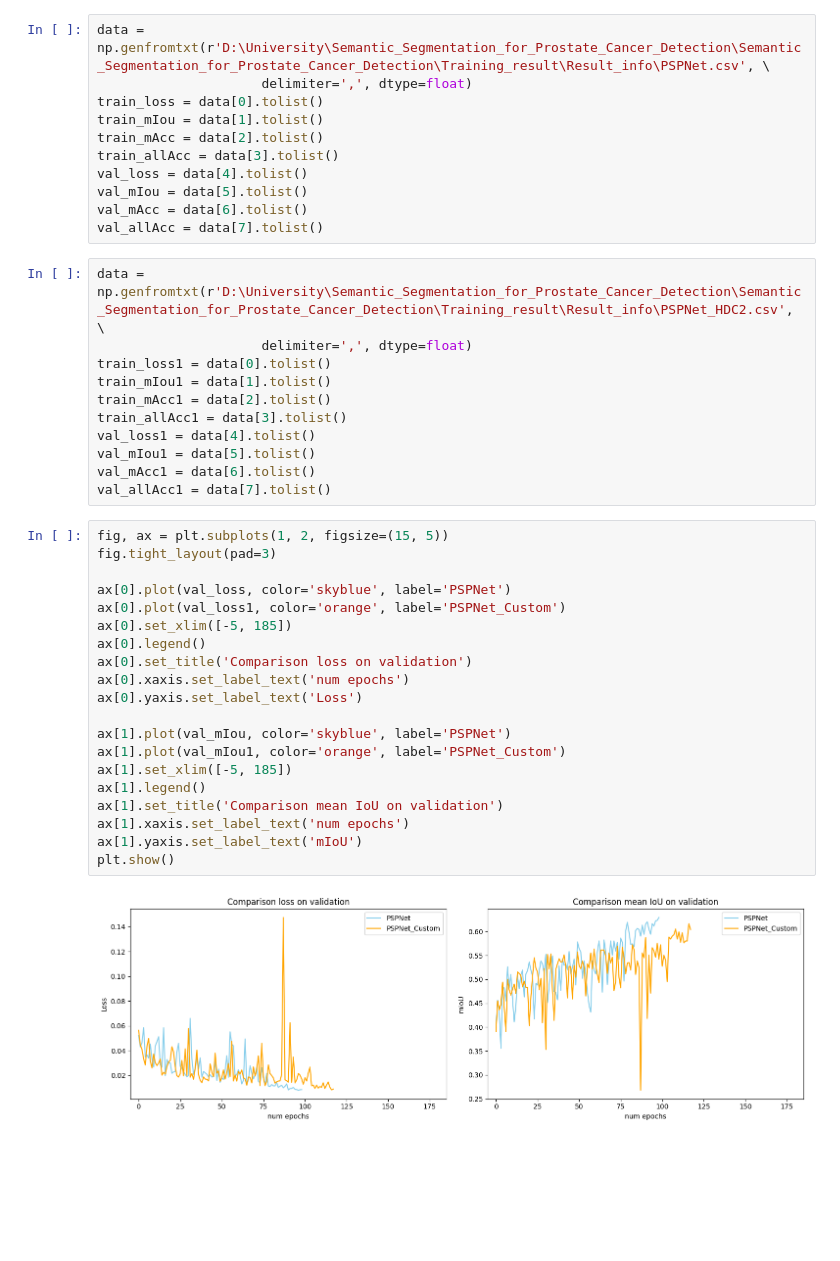
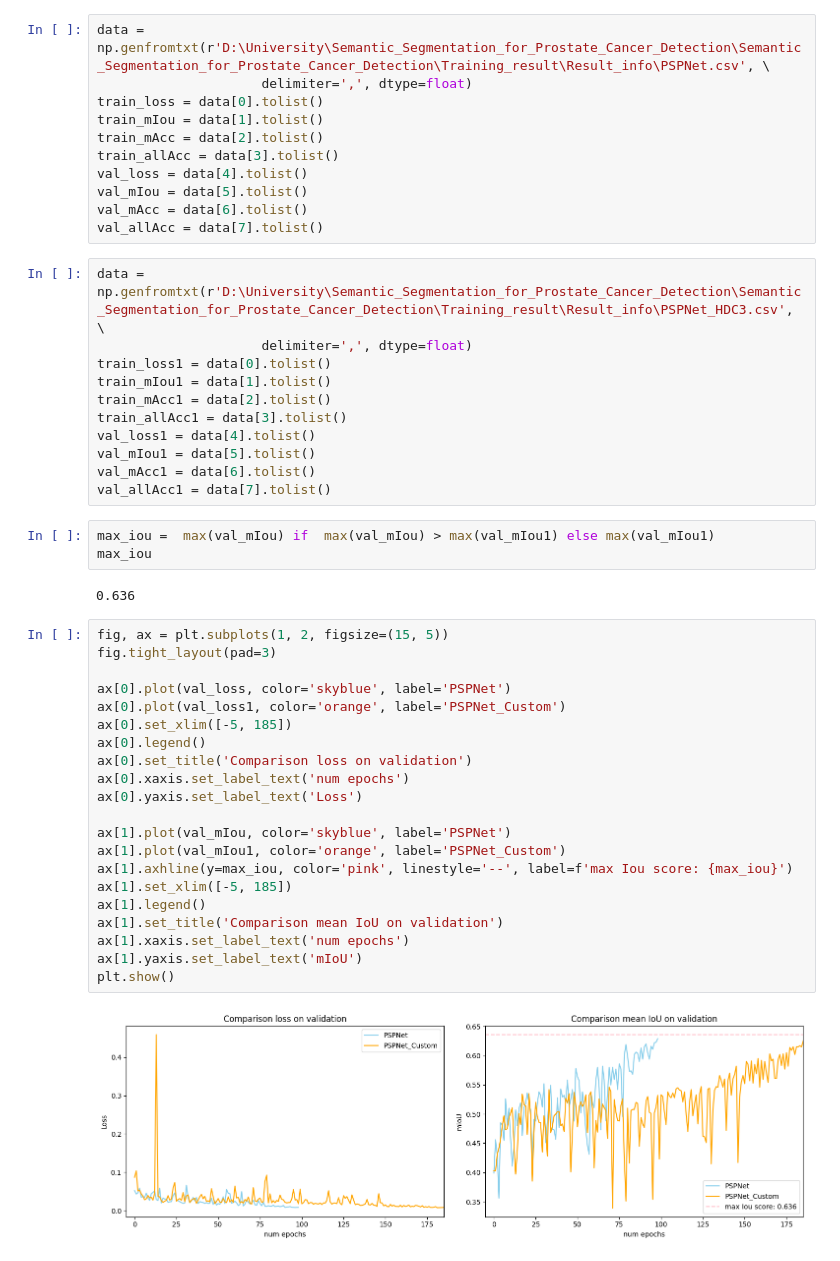
Before and after one commit to baobao1911/PSPNET-for-Identify-Prostate-Cancer, a Jupyter notebook: visualize_training.ipynb.ipynb, the cells around one changed output. Cells and saved outputs as stored; diff of their text form; blank space fills up the shorter version.

```diff
--- a/visualize_training.ipynb.ipynb
+++ b/visualize_training.ipynb.ipynb
@@ -13,7 +13,7 @@ val_mIou = data[5].tolist()
 val_mAcc = data[6].tolist()
 val_allAcc = data[7].tolist()
 # %%
-data = np.genfromtxt(r'D:\University\Semantic_Segmentation_for_Prostate_Cancer_Detection\Semantic_Segmentation_for_Prostate_Cancer_Detection\Training_result\Result_info\PSPNet_HDC2.csv', \
+data = np.genfromtxt(r'D:\University\Semantic_Segmentation_for_Prostate_Cancer_Detection\Semantic_Segmentation_for_Prostate_Cancer_Detection\Training_result\Result_info\PSPNet_HDC3.csv', \
                      delimiter=',', dtype=float)
 train_loss1 = data[0].tolist()
 train_mIou1 = data[1].tolist()
@@ -23,28 +23,34 @@ val_loss1 = data[4].tolist()
 val_mIou1 = data[5].tolist()
 val_mAcc1 = data[6].tolist()
 val_allAcc1 = data[7].tolist()
+# %%
+max_iou =  max(val_mIou) if  max(val_mIou) > max(val_mIou1) else max(val_mIou1)
+max_iou
+# %% [output]
+0.636
 # %%
 fig, ax = plt.subplots(1, 2, figsize=(15, 5))
 fig.tight_layout(pad=3)
 
 ax[0].plot(val_loss, color='skyblue', label='PSPNet')
 ax[0].plot(val_loss1, color='orange', label='PSPNet_Custom')
 ax[0].set_xlim([-5, 185])
 ax[0].legend()
 ax[0].set_title('Comparison loss on validation')
 ax[0].xaxis.set_label_text('num epochs')
 ax[0].yaxis.set_label_text('Loss')
 
 ax[1].plot(val_mIou, color='skyblue', label='PSPNet')
 ax[1].plot(val_mIou1, color='orange', label='PSPNet_Custom')
+ax[1].axhline(y=max_iou, color='pink', linestyle='--', label=f'max Iou score: {max_iou}')
 ax[1].set_xlim([-5, 185])
 ax[1].legend()
 ax[1].set_title('Comparison mean IoU on validation')
 ax[1].xaxis.set_label_text('num epochs')
 ax[1].yaxis.set_label_text('mIoU')
 plt.show()
 # %% [output]
-[figure, old version]
+[figure, new version]
 # %%
 fig, ax = plt.subplots(2, 2, figsize=(15,8))
 fig.tight_layout(pad=3)
```
Also changed, not shown: parts of 1 cell of this notebook, 7 other files.
